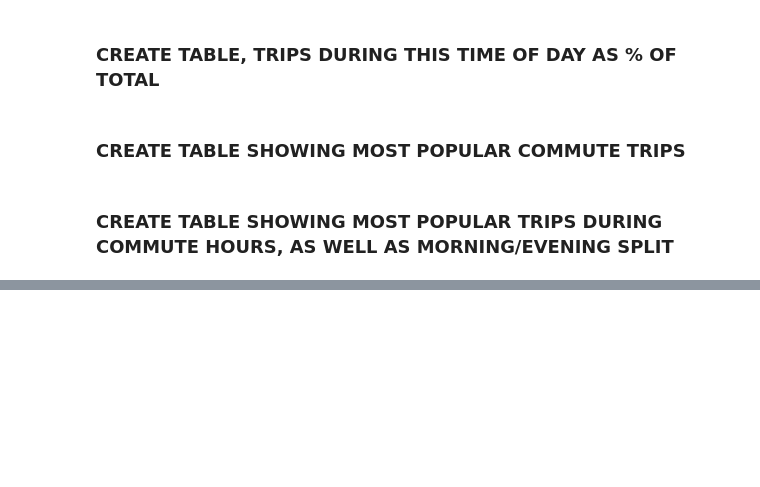
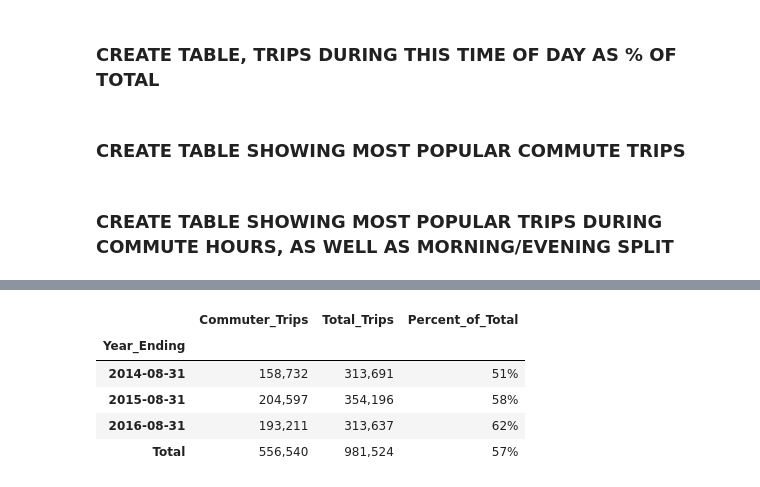
Before and after one commit to FuriousGeorge19/W205-project-1, a Jupyter notebook: Project_1.ipynb, the cells around one changed output, grey strips where cells are left out. Cells and saved outputs as stored; diff of their text form; code cells hidden in the pictures; blank space fills up the shorter version.

Commit message:
Update, add 1st two tables.

```diff
--- a/Project_1.ipynb
+++ b/Project_1.ipynb
@@ -338,0 +426,34 @@ We'll use these times frames (M-F, 7AM-10AM & 4PM-7PM) as part of our commute tr
+# %%
+# Convert string dates to datetime & subset partial month Aug-13 out of dataset
+commute_vs_total_trips['MONTH'] = pd.to_datetime(commute_vs_total_trips['MONTH'])
+commute_vs_total_trips = commute_vs_total_trips[ commute_vs_total_trips['MONTH'] > "2013-08-31" ]
+commute_vs_total_trips.set_index('MONTH', inplace = True)
+
+# Give the Columns accurate names
+commute_vs_total_trips.rename(columns={"f0_": "Commuter_Trips", "f1_": "Total_Trips"}, inplace=True)
+# %%
+# Create a custom date range columns for 12 month periods ending in August
+
+date_list = [('2013-09-30', '2014-08-31'), ('2014-09-30', '2015-08-31'), ('2015-09-30', '2016-08-31')]
+commute_vs_total_trips.insert (0, 'Year_Ending', np.NaN)
+
+for dates in date_list:
+    is_between = (commute_vs_total_trips.index >= dates[0]) & (commute_vs_total_trips.index <= dates[1])
+    commute_vs_total_trips.Year_Ending[is_between] = dates[1]
+# %%
+# Convert dataframe into a pivot table so we can get column totals
+
+pivot1 = pd.pivot_table(commute_vs_total_trips, index = 'Year_Ending', values=['Commuter_Trips', 'Total_Trips'], columns = [], aggfunc = np.sum,  margins = True, margins_name='Total')
+df2 = pd.DataFrame(pivot1)
+
+# Convert pivot table back into data frame so we can easily add a percent of total column
+df2['Percent_of_Total'] = df2.Commuter_Trips/df2.Total_Trips
+df2 = df2.style.format({"Commuter_Trips" : "{:,d}", "Total_Trips" : "{:,d}", "Percent_of_Total" : "{:.0%}"       })
+df2
+# %% [output]
+|  | Commuter_Trips | Total_Trips | Percent_of_Total |
+| Year_Ending |  |  |  |
+| 2014-08-31 | 158,732 | 313,691 | 51% |
+| 2015-08-31 | 204,597 | 354,196 | 58% |
+| 2016-08-31 | 193,211 | 313,637 | 62% |
+| Total | 556,540 | 981,524 | 57% |
```
Also changed, not shown: parts of 12 cells of this notebook.
